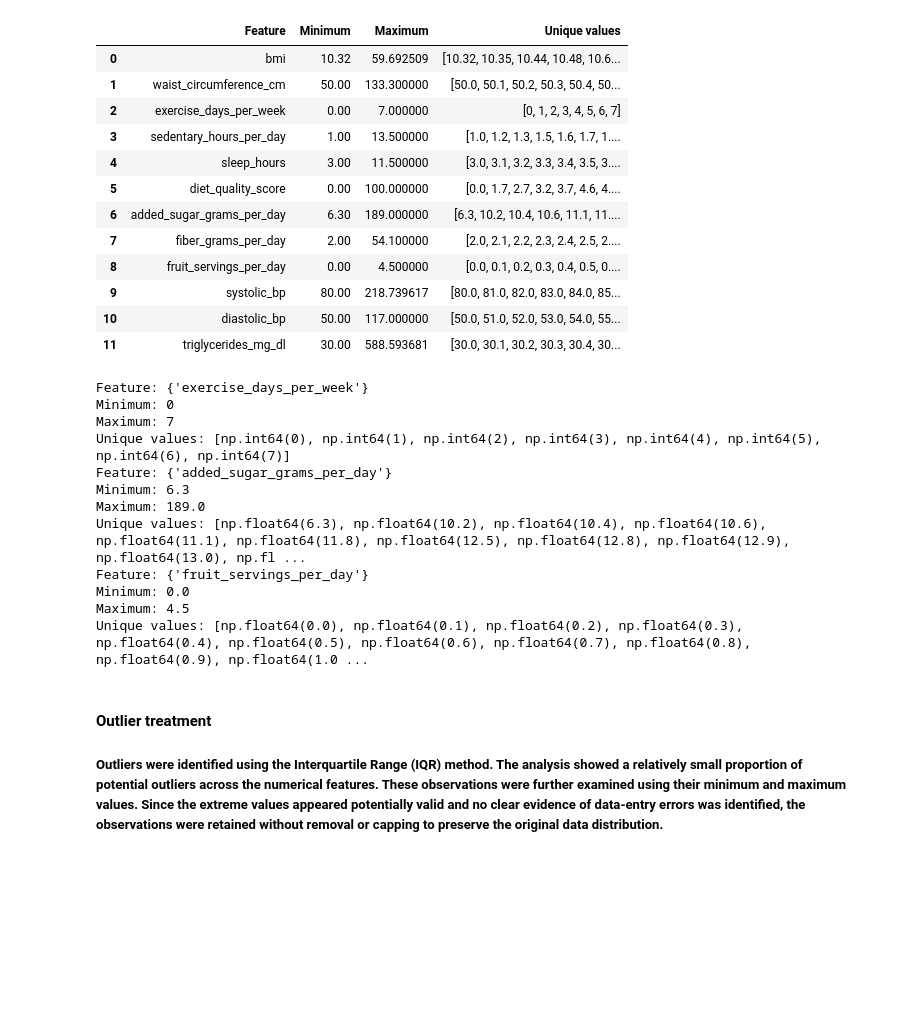
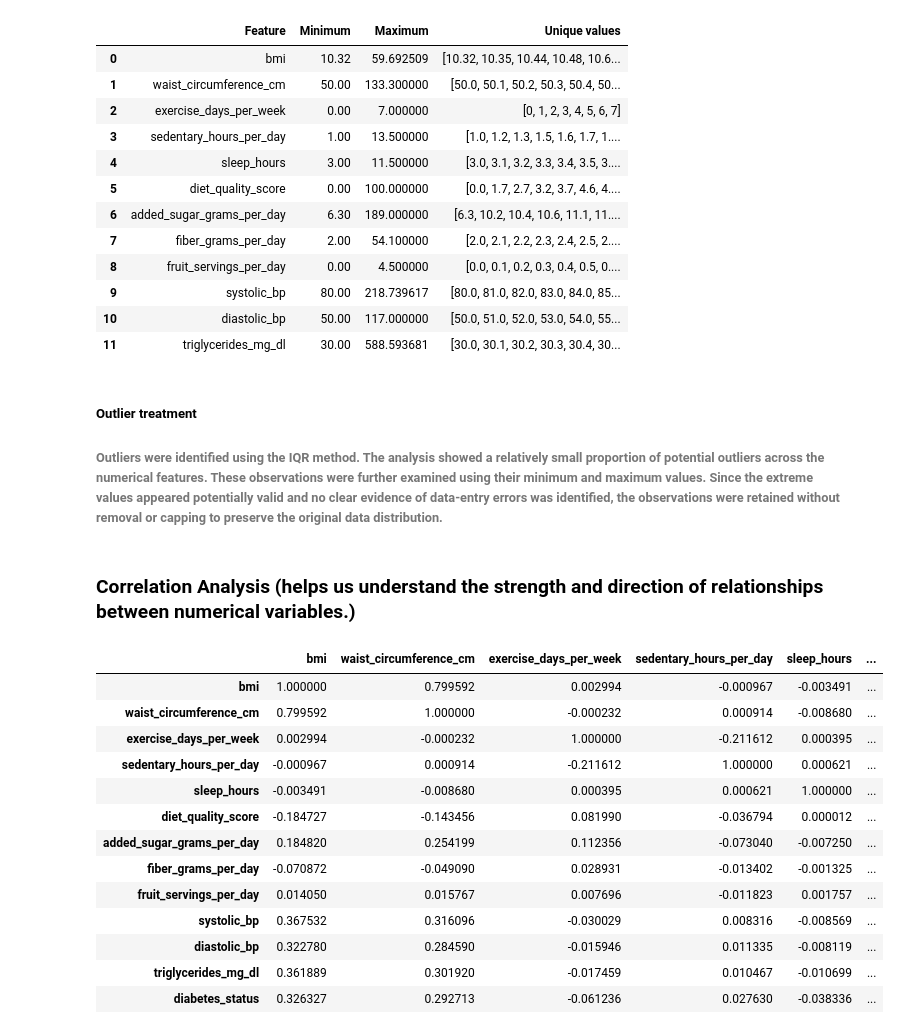
Before and after one commit to jibimariyam/ML_Diabetes_Project, a Jupyter notebook: notebooks/01_eda.ipynb, the cells around one changed output. Saved outputs shown, nothing was run; the diff lists cells and outputs as text; code cells hidden in the pictures; blank space fills up the shorter version.

```diff
--- a/notebooks/01_eda.ipynb
+++ b/notebooks/01_eda.ipynb
@@ -606,26 +571,28 @@ outlier_df
 | 9 | systolic_bp | 80.00 | 218.739617 | [80.0, 81.0, 82.0, 83.0, 84.0, 85... |
 | 10 | diastolic_bp | 50.00 | 117.000000 | [50.0, 51.0, 52.0, 53.0, 54.0, 55... |
 | 11 | triglycerides_mg_dl | 30.00 | 588.593681 | [30.0, 30.1, 30.2, 30.3, 30.4, 30... |
-# %%
-outlier_check = []
-for cols in numeric_cols1:
-    print("Feature:", {cols})
-    print("Minimum:", df2[cols].min())
-    print("Maximum:", df2[cols].max())
-    print("Unique values:", sorted(df2[cols].unique())[:20])
-# %% [output]
-Feature: {'exercise_days_per_week'}
-Minimum: 0
-Maximum: 7
-Unique values: [np.int64(0), np.int64(1), np.int64(2), np.int64(3), np.int64(4), np.int64(5), np.int64(6), np.int64(7)]
-Feature: {'added_sugar_grams_per_day'}
-Minimum: 6.3
-Maximum: 189.0
-Unique values: [np.float64(6.3), np.float64(10.2), np.float64(10.4), np.float64(10.6), np.float64(11.1), np.float64(11.8), np.float64(12.5), np.float64(12.8), np.float64(12.9), np.float64(13.0), np.fl ...
-Feature: {'fruit_servings_per_day'}
-Minimum: 0.0
-Maximum: 4.5
-Unique values: [np.float64(0.0), np.float64(0.1), np.float64(0.2), np.float64(0.3), np.float64(0.4), np.float64(0.5), np.float64(0.6), np.float64(0.7), np.float64(0.8), np.float64(0.9), np.float64(1.0 ...
 # %% [markdown]
-#### Outlier treatment
-##### Outliers were identified using the Interquartile Range (IQR) method. The analysis showed a relatively small proportion of potential outliers across the numerical features. These observations were further examined using their minimum and maximum values. Since the extreme values appeared potentially valid and no clear evidence of data-entry errors was identified, the observations were retained without removal or capping to preserve the original data distribution.
+##### Outlier treatment
+###### Outliers were identified using the IQR method. The analysis showed a relatively small proportion of potential outliers across the numerical features. These observations were further examined using their minimum and maximum values. Since the extreme values appeared potentially valid and no clear evidence of data-entry errors was identified, the observations were retained without removal or capping to preserve the original data distribution.
+# %% [markdown]
+### Correlation Analysis (helps us understand the strength and direction of relationships between numerical variables.)
+# %%
+#  correlation matrix: calculates the Pearson correlation coefficients between the 12 numerical predictors and the target
+
+correlation_mtx = df2[numeric_cols1 + ['diabetes_status']].corr()
+correlation_mtx
+# %% [output]
+|  | bmi | waist_circumference_cm | exercise_days_per_week | sedentary_hours_per_day | sleep_hours | ... |
+| bmi | 1.000000 | 0.799592 | 0.002994 | -0.000967 | -0.003491 | ... |
+| waist_circumference_cm | 0.799592 | 1.000000 | -0.000232 | 0.000914 | -0.008680 | ... |
+| exercise_days_per_week | 0.002994 | -0.000232 | 1.000000 | -0.211612 | 0.000395 | ... |
+| sedentary_hours_per_day | -0.000967 | 0.000914 | -0.211612 | 1.000000 | 0.000621 | ... |
+| sleep_hours | -0.003491 | -0.008680 | 0.000395 | 0.000621 | 1.000000 | ... |
+| diet_quality_score | -0.184727 | -0.143456 | 0.081990 | -0.036794 | 0.000012 | ... |
+| added_sugar_grams_per_day | 0.184820 | 0.254199 | 0.112356 | -0.073040 | -0.007250 | ... |
+| fiber_grams_per_day | -0.070872 | -0.049090 | 0.028931 | -0.013402 | -0.001325 | ... |
+| fruit_servings_per_day | 0.014050 | 0.015767 | 0.007696 | -0.011823 | 0.001757 | ... |
+| systolic_bp | 0.367532 | 0.316096 | -0.030029 | 0.008316 | -0.008569 | ... |
+| diastolic_bp | 0.322780 | 0.284590 | -0.015946 | 0.011335 | -0.008119 | ... |
+| triglycerides_mg_dl | 0.361889 | 0.301920 | -0.017459 | 0.010467 | -0.010699 | ... |
+| diabetes_status | 0.326327 | 0.292713 | -0.061236 | 0.027630 | -0.038336 | ... |
```
Also changed, not shown: parts of 27 cells of this notebook.
